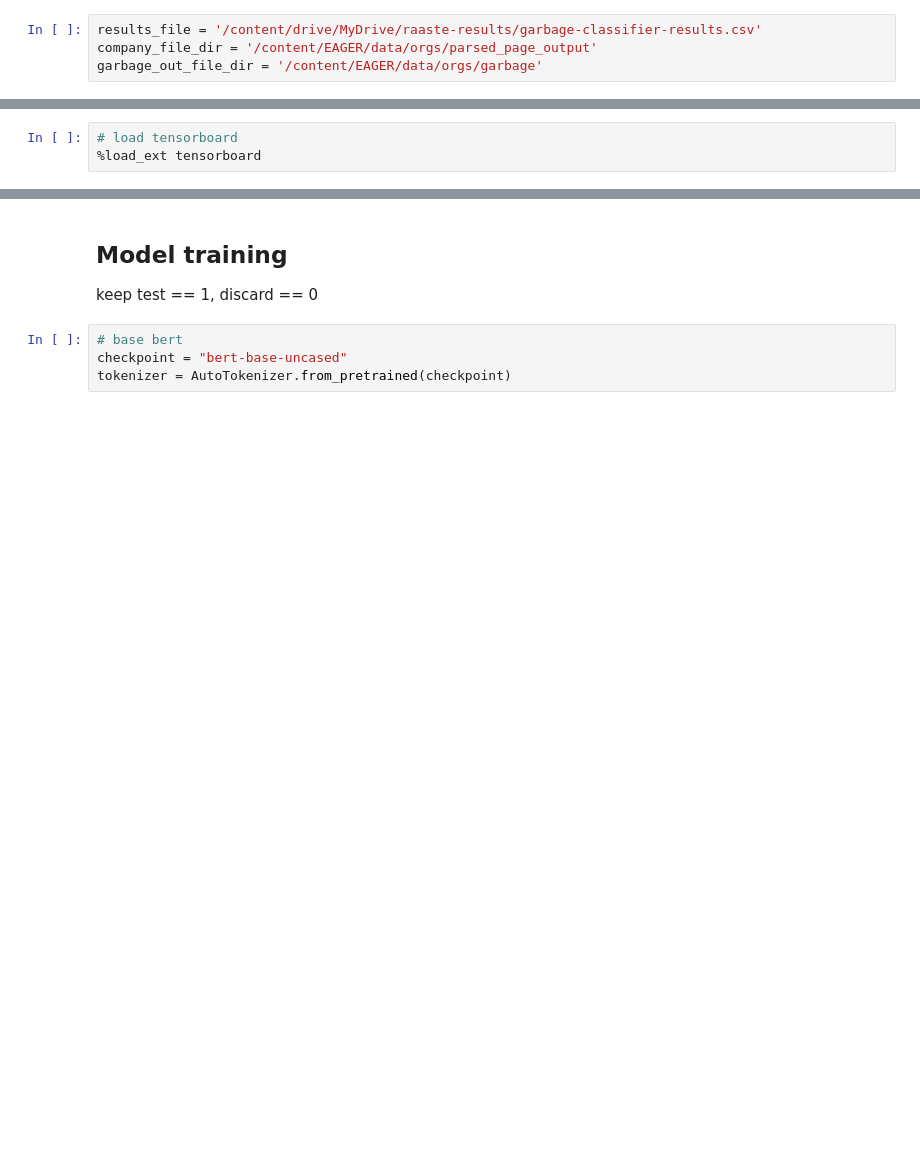
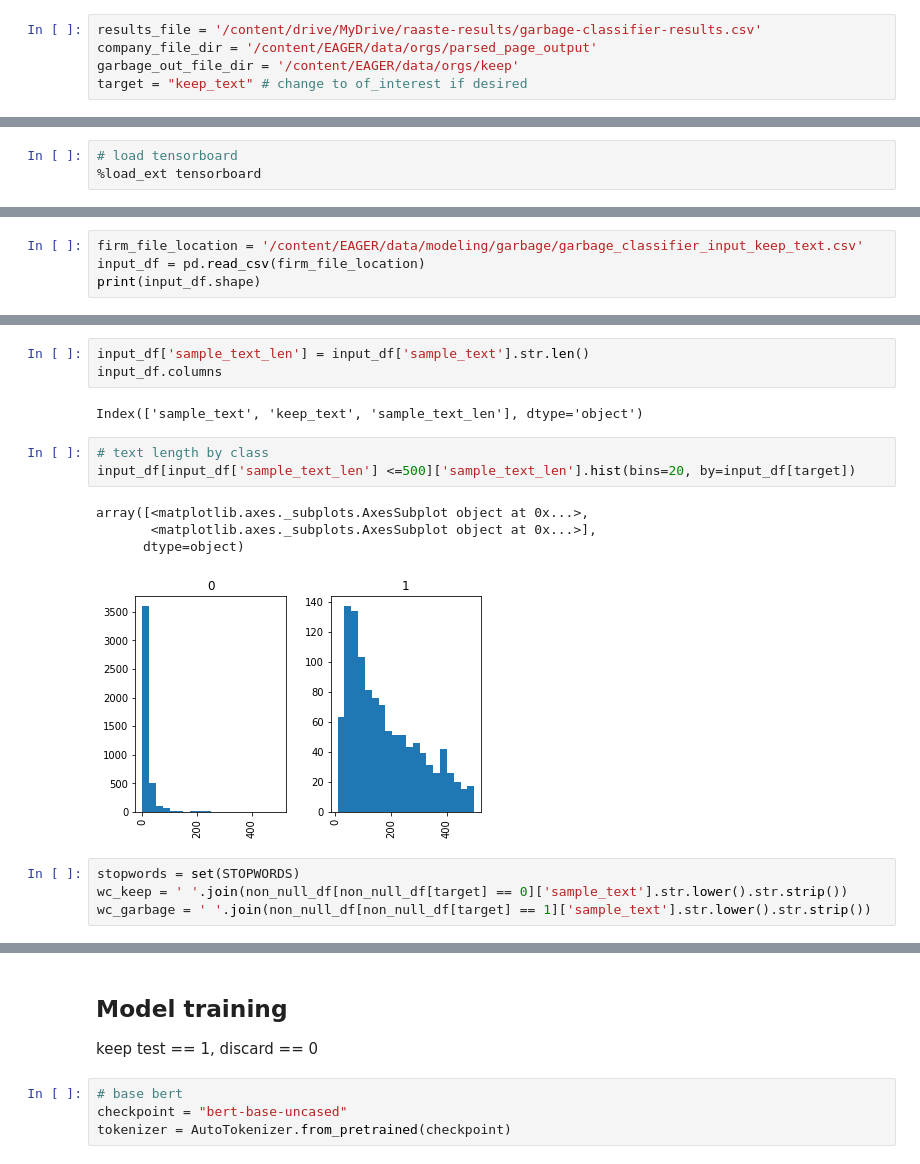
Before and after one commit to euphonic/EAGER, a Jupyter notebook: code/embeddings/garbage_classifier_v4.ipynb, the cells around one changed output, grey strips where cells are left out. Saved outputs shown, nothing was run; the diff lists cells and outputs as text; blank space fills up the shorter version.

Commit message:
inference on keep_text + EDA

```diff
--- a/code/embeddings/garbage_classifier_v4.ipynb
+++ b/code/embeddings/garbage_classifier_v4.ipynb
@@ -35,7 +35,8 @@ Fri Jul 22 19:13:06 2022
 # %%
 results_file = '/content/drive/MyDrive/raaste-results/garbage-classifier-results.csv'
 company_file_dir = '/content/EAGER/data/orgs/parsed_page_output'
-garbage_out_file_dir = '/content/EAGER/data/orgs/garbage'
+garbage_out_file_dir = '/content/EAGER/data/orgs/keep'
+target = "keep_text" # change to of_interest if desired
 # %% [markdown]
 ## Install and import libraries
 # %%
@@ -153,0 +160,4 @@ Successfully installed comet-ml-3.31.6
+# %%
+firm_file_location = '/content/EAGER/data/modeling/garbage/garbage_classifier_input_keep_text.csv'
+input_df = pd.read_csv(firm_file_location)
+print(input_df.shape)
@@ -153,0 +181,17 @@ Successfully installed comet-ml-3.31.6
+# %%
+input_df['sample_text_len'] = input_df['sample_text'].str.len()
+input_df.columns
+# %% [output]
+Index(['sample_text', 'keep_text', 'sample_text_len'], dtype='object')
+# %%
+# text length by class
+input_df[input_df['sample_text_len'] <=500]['sample_text_len'].hist(bins=20, by=input_df[target])
+# %% [output]
+array([<matplotlib.axes._subplots.AxesSubplot object at 0x...>,
+       <matplotlib.axes._subplots.AxesSubplot object at 0x...>],
+      dtype=object)
+[figure, added]
+# %%
+stopwords = set(STOPWORDS)
+wc_keep = ' '.join(non_null_df[non_null_df[target] == 0]['sample_text'].str.lower().str.strip())
+wc_garbage = ' '.join(non_null_df[non_null_df[target] == 1]['sample_text'].str.lower().str.strip())
```
Also changed, not shown: parts of 35 cells of this notebook.
